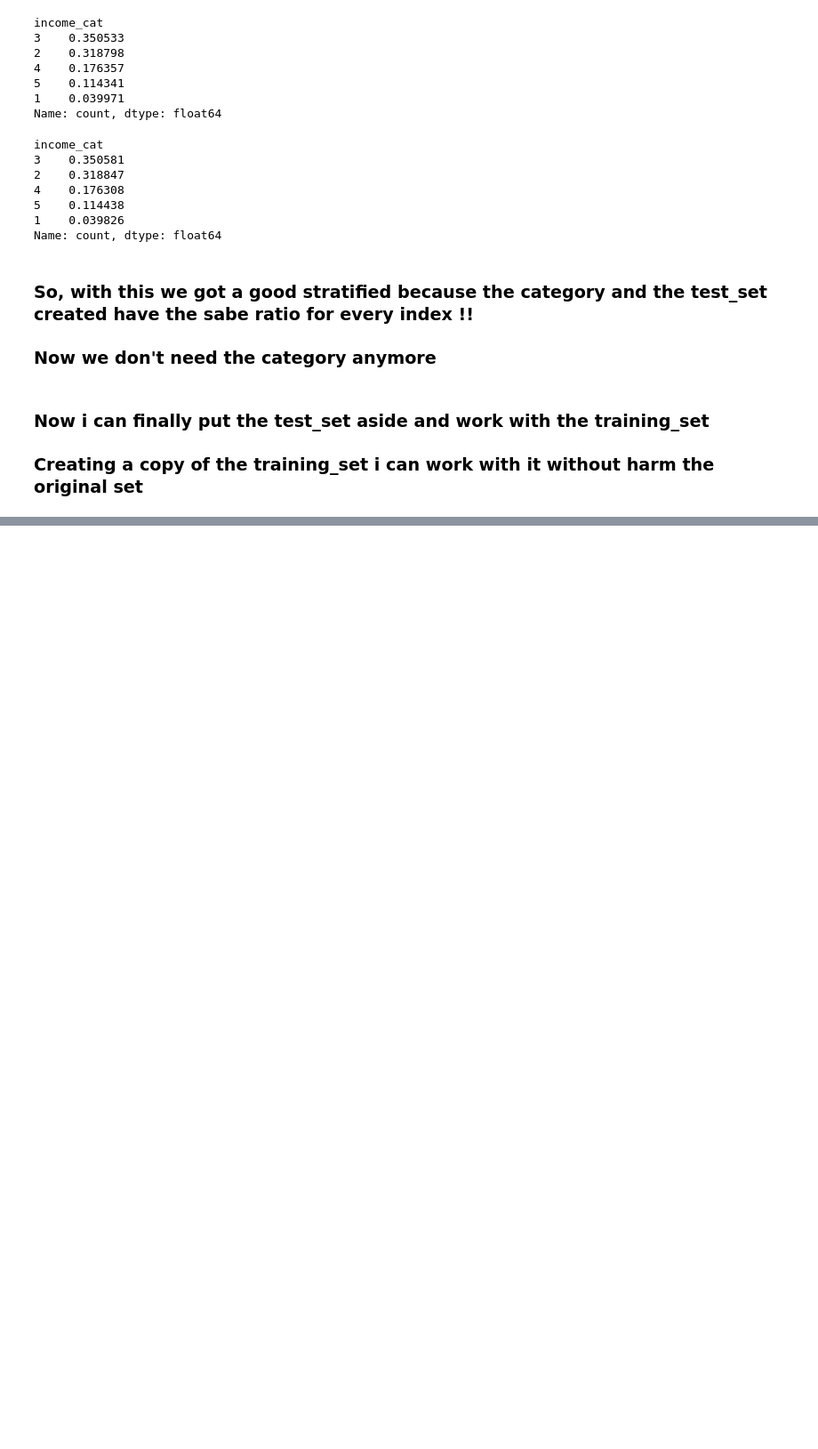
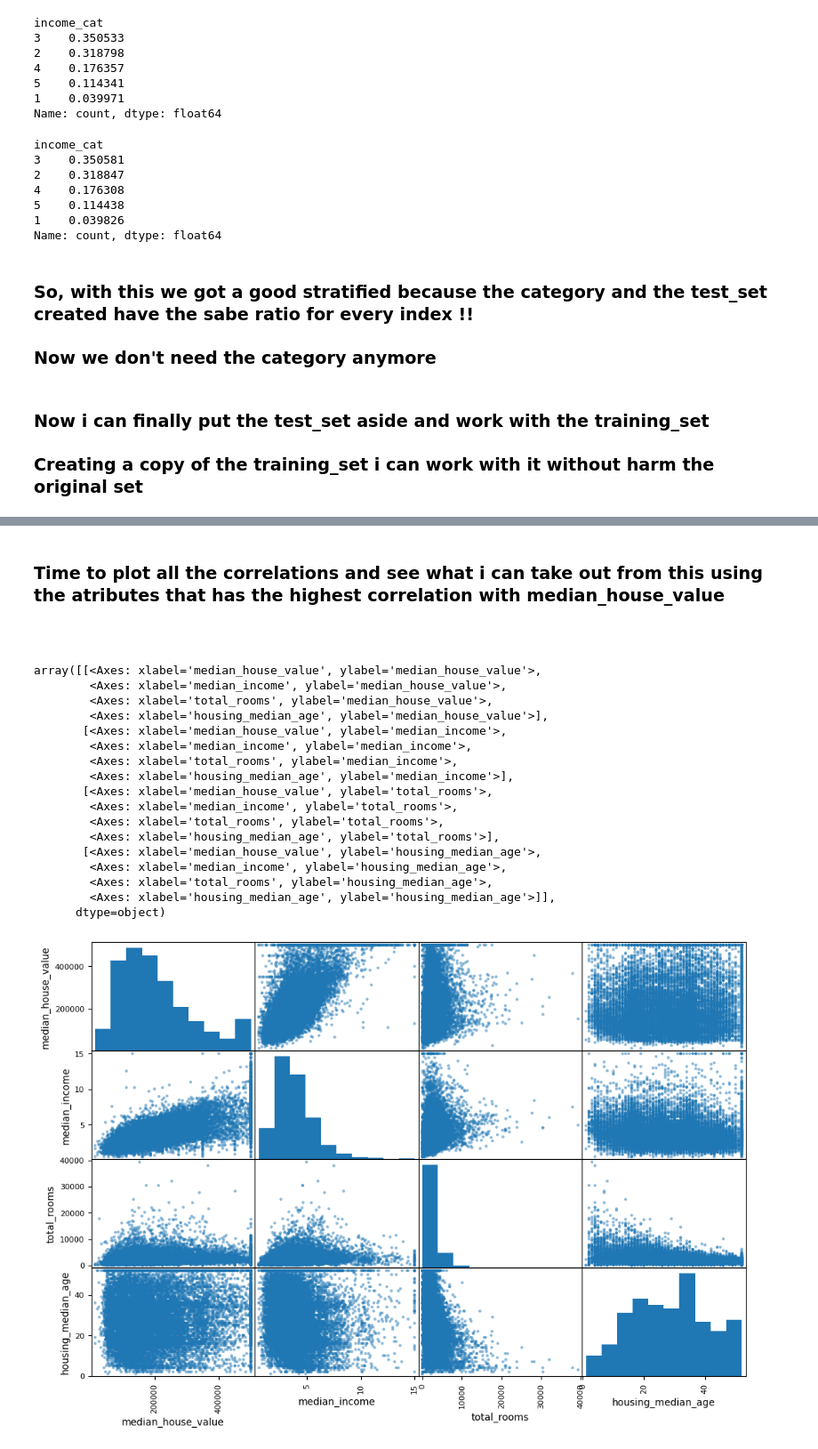
Before and after one commit to victorhrls/Housing, a Jupyter notebook: housing.ipynb, the cells around one changed output, grey strips where cells are left out. Shown at 89% size. Cells and saved outputs as stored; diff of their text form; code cells hidden in the pictures; blank space fills up the shorter version.

```diff
--- a/housing.ipynb
+++ b/housing.ipynb
@@ -233,0 +288,27 @@ for set_ in (strat_train_set, strat_test_set):
+# %% [markdown]
+### Time to plot all the correlations and see what i can take out from this using the atributes that has the highest correlation with median_house_value
+# %% [markdown]
+###
+# %%
+attributes = ["median_house_value", "median_income", "total_rooms",
+              "housing_median_age"]
+scatter_matrix(housing[attributes], figsize=(12, 8))
+# %% [output]
+array([[<Axes: xlabel='median_house_value', ylabel='median_house_value'>,
+        <Axes: xlabel='median_income', ylabel='median_house_value'>,
+        <Axes: xlabel='total_rooms', ylabel='median_house_value'>,
+        <Axes: xlabel='housing_median_age', ylabel='median_house_value'>],
+       [<Axes: xlabel='median_house_value', ylabel='median_income'>,
+        <Axes: xlabel='median_income', ylabel='median_income'>,
+        <Axes: xlabel='total_rooms', ylabel='median_income'>,
+        <Axes: xlabel='housing_median_age', ylabel='median_income'>],
+       [<Axes: xlabel='median_house_value', ylabel='total_rooms'>,
+        <Axes: xlabel='median_income', ylabel='total_rooms'>,
+        <Axes: xlabel='total_rooms', ylabel='total_rooms'>,
+        <Axes: xlabel='housing_median_age', ylabel='total_rooms'>],
+       [<Axes: xlabel='median_house_value', ylabel='housing_median_age'>,
+        <Axes: xlabel='median_income', ylabel='housing_median_age'>,
+        <Axes: xlabel='total_rooms', ylabel='housing_median_age'>,
+        <Axes: xlabel='housing_median_age', ylabel='housing_median_age'>]],
+      dtype=object)
+[figure, added]
```
Also changed, not shown: parts of 22 cells of this notebook.
